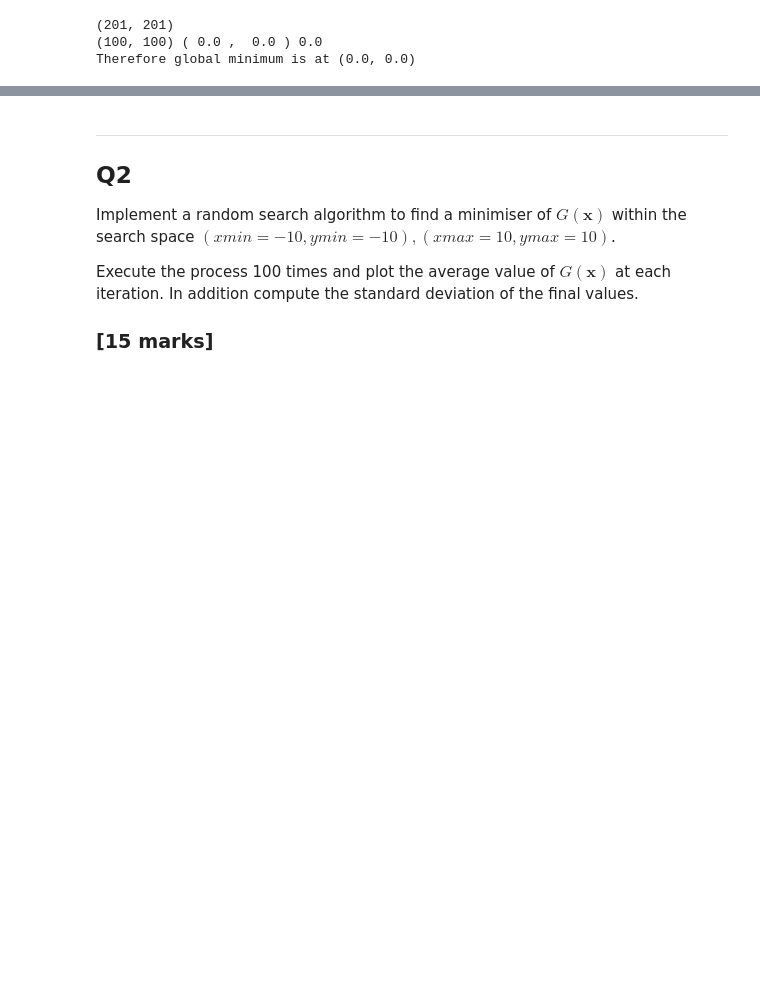
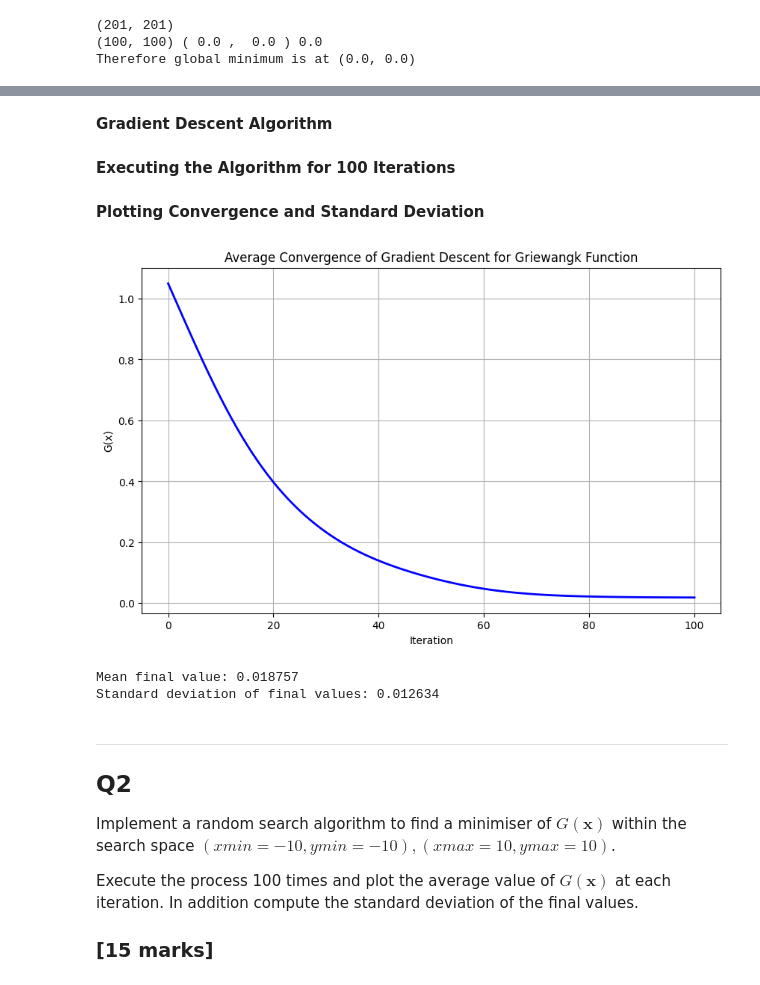
Before and after one commit to lensil/CCE2503-Assignment, a Jupyter notebook: CCE2503_Assignment_2024-2025.ipynb, the cells around one changed output, grey strips where cells are left out. Cells and saved outputs as stored; diff of their text form; code cells hidden in the pictures; blank space fills up the shorter version.

```diff
--- a/CCE2503_Assignment_2024-2025.ipynb
+++ b/CCE2503_Assignment_2024-2025.ipynb
@@ -132,0 +135,12 @@ Execute the process 100 times and plot the average value of $G(\mathbf{x})$ at e
+# %%
+def grad_Griewangk(x):
+    """
+    Calculate the gradient of the Griewangk function.
+    x: numpy array of shape (2,)
+    returns: gradient vector of shape (2,)
+    """
+    grad_x = x[0]/2000 + np.sin(x[0])*np.cos(0.5*x[1]*np.sqrt(2))
+    grad_y = x[1]/2000 + np.cos(x[0])*np.sin(0.5*x[1]*np.sqrt(2))*0.5*np.sqrt(2)
+    return np.array([grad_x, grad_y])
+# %% [markdown]
+**Gradient Descent Algorithm**
@@ -132,0 +189,2 @@ Execute the process 100 times and plot the average value of $G(\mathbf{x})$ at e
+# %% [markdown]
+**Executing the Algorithm for 100 Iterations**
@@ -133,3 +213,41 @@ Execute the process 100 times and plot the average value of $G(\mathbf{x})$ at e
+# %% [markdown]
+**Plotting Convergence and Standard Deviation**
+# %%
+# Calculate statistics
+max_length = max(len(hist) for hist in all_f_histories)
+padded_histories = []
+
+# Pad shorter histories with their final values
+for hist in all_f_histories:
+    padded = np.zeros(max_length)
+    padded[:len(hist)] = hist
+    if len(hist) < max_length:
+        padded[len(hist):] = hist[-1]
+    padded_histories.append(padded)
+
+# Convert to numpy array for calculations
+f_histories_array = np.array(padded_histories)
+
+# Calculate mean and standard deviation
+mean_f_history = np.mean(f_histories_array, axis=0)
+std_final = np.std(final_values)
+
+# Plot results
+plt.figure(figsize=(10, 6))
+plt.plot(mean_f_history, 'b-', linewidth=2)
+plt.title('Average Convergence of Gradient Descent for Griewangk Function')
+plt.xlabel('Iteration')
+plt.ylabel('G(x)')
+plt.grid(True)
+plt.show()
+
+# Print statistics
+print(f"Mean final value: {np.mean(final_values):.6f}")
+print(f"Standard deviation of final values: {std_final:.6f}")
+# %% [output]
+[figure, added]
+Mean final value: 0.018757
+Standard deviation of final values: 0.012634
 # %% [markdown]
 ---
 
```
Also changed, not shown: parts of 22 cells of this notebook.
